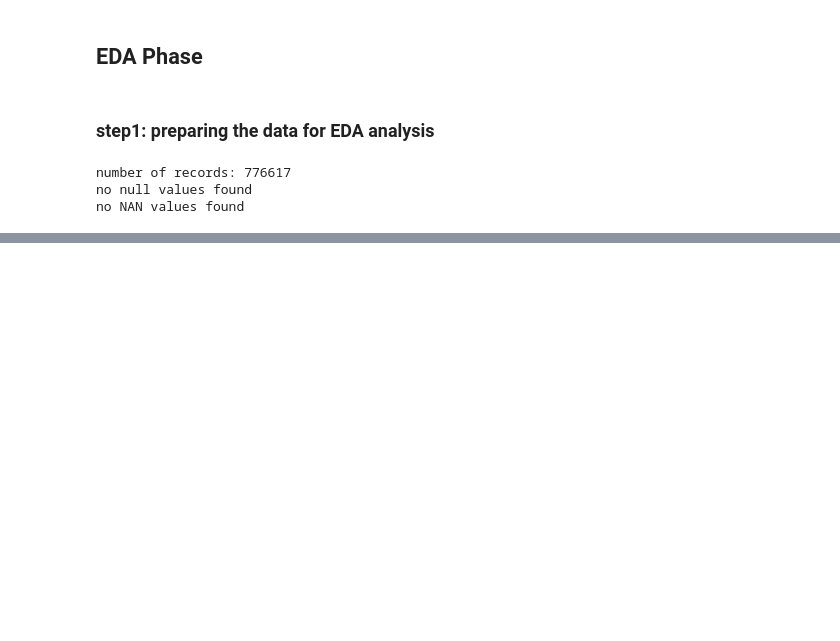
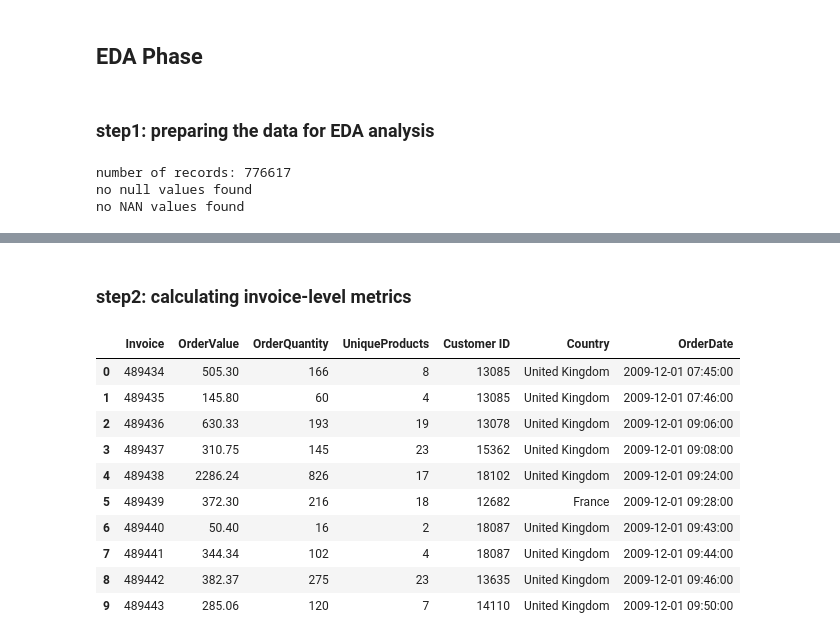
Before and after one commit to Ali-Zabiiihian/moq-price-analysis, a Jupyter notebook: moq price analysis.ipynb, the cells around one changed output, grey strips where cells are left out. Drawn from its saved outputs; the diff is of its cells as text; code cells hidden in the pictures; blank space fills up the shorter version.

Commit message:
added customer and invoice level metrics and saved changes to pkl files

```diff
--- a/moq price analysis.ipynb
+++ b/moq price analysis.ipynb
@@ -807,0 +822,29 @@ no NAN values found
+# %% [markdown]
+### step2: calculating invoice-level metrics
+# %%
+# grouping all records with the same order invoice number
+invoice_metrics = df.groupby('Invoice').agg({
+    'TotalPrice': 'sum',   # sum of all prices
+    'Quantity': 'sum',     # sum of all quantities
+    'StockCode': 'nunique', # unique stock codes
+    'Customer ID': 'first', # first value (for repeated cols)
+    'Country': 'first',     # first value (for repeated cols)
+    'InvoiceDate': 'first' # first value (for repeated cols)
+}).reset_index()
+
+# changing invoice column names
+invoice_metrics.columns = ['Invoice', 'OrderValue', 'OrderQuantity', 'UniqueProducts', 'Customer ID', 'Country', 'OrderDate']
+
+invoice_metrics.head(10)
+# %% [output]
+|  | Invoice | OrderValue | OrderQuantity | UniqueProducts | Customer ID | Country | OrderDate |
+| 0 | 489434 | 505.30 | 166 | 8 | 13085 | United Kingdom | 2009-12-01 07:45:00 |
+| 1 | 489435 | 145.80 | 60 | 4 | 13085 | United Kingdom | 2009-12-01 07:46:00 |
+| 2 | 489436 | 630.33 | 193 | 19 | 13078 | United Kingdom | 2009-12-01 09:06:00 |
+| 3 | 489437 | 310.75 | 145 | 23 | 15362 | United Kingdom | 2009-12-01 09:08:00 |
+| 4 | 489438 | 2286.24 | 826 | 17 | 18102 | United Kingdom | 2009-12-01 09:24:00 |
+| 5 | 489439 | 372.30 | 216 | 18 | 12682 | France | 2009-12-01 09:28:00 |
+| 6 | 489440 | 50.40 | 16 | 2 | 18087 | United Kingdom | 2009-12-01 09:43:00 |
+| 7 | 489441 | 344.34 | 102 | 4 | 18087 | United Kingdom | 2009-12-01 09:44:00 |
+| 8 | 489442 | 382.37 | 275 | 23 | 13635 | United Kingdom | 2009-12-01 09:46:00 |
+| 9 | 489443 | 285.06 | 120 | 7 | 14110 | United Kingdom | 2009-12-01 09:50:00 |
```
Also changed, not shown: parts of 12 cells of this notebook.
